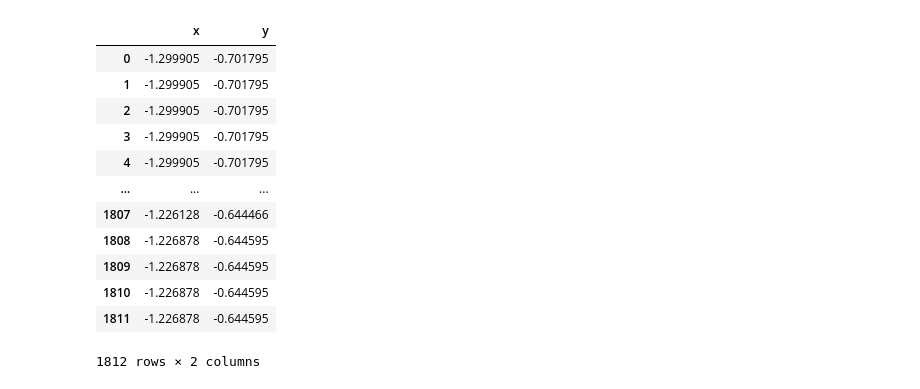
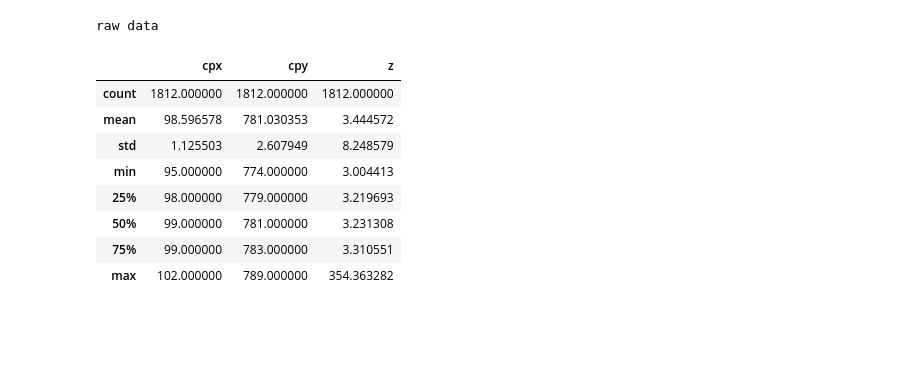
Before and after one commit to dongdangdeng/marker_tracking, a Jupyter notebook: orbit_parsing_test.ipynb, the cells around one changed output. Drawn from its saved outputs; the diff is of its cells as text; code cells hidden in the pictures; blank space fills up the shorter version.

```diff
--- a/orbit_parsing_test.ipynb
+++ b/orbit_parsing_test.ipynb
@@ -11,31 +12,20 @@ import matplotlib.pyplot as plt
 # csv_path = "output/test/markers_t_hd_60.csv"  # フィルタ適用前
 # csv_path = "output/test/markers_t_h_60_comlement_filter_bltrl_hybrid_2.csv" # フィルタ適用後+スプライン補完
 csv_path = "output/test/markers_t_h_60_liner_comlement_filter_bltrl_hybrid.csv" # フィルタ適用後+線形補完
+
+# csv_path = "output/test/markers_carton_g_hd_60_liner_filter.csv"
 markers_raw = pd.read_csv(csv_path, header=[0, 1])
 frames = len(markers_raw)
 
+# 外れ値とする最小四分位数
+q_min = 0.25
+
+# 外れ値とする最大四分位数
+q_max = 0.75
+
 # 解析で使用するidのデータだけ抜き出し
-ids = list(map(lambda col: str(col), [0,1,2,3,4,5,6,7]))
+ids = list(map(lambda col: str(col), [14]))
 markers = markers_raw[ids]
 
 # 構造（線の接続関係）の定義
-stractures = [[0,1,2,3,0],[4,5,6,7,4]]
+# stractures = [[0,1,2,3,0],[4,5,6,7,4]]
-# %%
-orbit = markers[[('0', 'x'),('0', 'y')]]
-orbit.columns = orbit.columns.droplevel(0)
-
-orbit
-# %% [output]
-|  | x | y |
-| 0 | -1.299905 | -0.701795 |
-| 1 | -1.299905 | -0.701795 |
-| 2 | -1.299905 | -0.701795 |
-| 3 | -1.299905 | -0.701795 |
-| 4 | -1.299905 | -0.701795 |
-| ... | ... | ... |
-| 1807 | -1.226128 | -0.644466 |
-| 1808 | -1.226878 | -0.644595 |
-| 1809 | -1.226878 | -0.644595 |
-| 1810 | -1.226878 | -0.644595 |
-| 1811 | -1.226878 | -0.644595 |
-1812 rows × 2 columns
@@ -42,3 +55,24 @@ orbit
 # %%
 def mean_norm(df_input):
     return df_input.apply(lambda x: (x-x.mean())/ x.std(), axis=0)
+# %%
+id = ids[0]
+# 小数点以下 桁数 6
+pd.options.display.float_format = '{:.6f}'.format
+
+orbit = markers[[(str(id), 'cpx'),(str(id), 'cpy'),(str(id), 'z')]]
+orbit.columns = orbit.columns.droplevel(0)
+
+print("raw data")
+orbit.describe()
+# %% [output]
+raw data
+|  | cpx | cpy | z |
+| count | 1812.000000 | 1812.000000 | 1812.000000 |
+| mean | 98.596578 | 781.030353 | 3.444572 |
+| std | 1.125503 | 2.607949 | 8.248579 |
+| min | 95.000000 | 774.000000 | 3.004413 |
+| 25% | 98.000000 | 779.000000 | 3.219693 |
+| 50% | 99.000000 | 781.000000 | 3.231308 |
+| 75% | 99.000000 | 783.000000 | 3.310551 |
+| max | 102.000000 | 789.000000 | 354.363282 |
```
Also changed, not shown: parts of 6 cells of this notebook, 4 other files.
